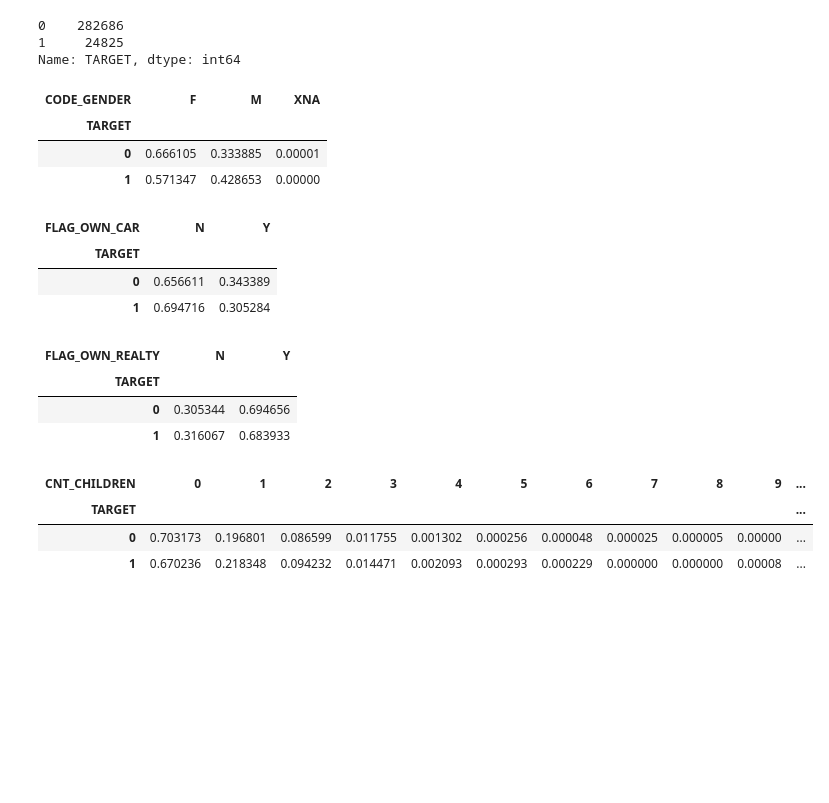
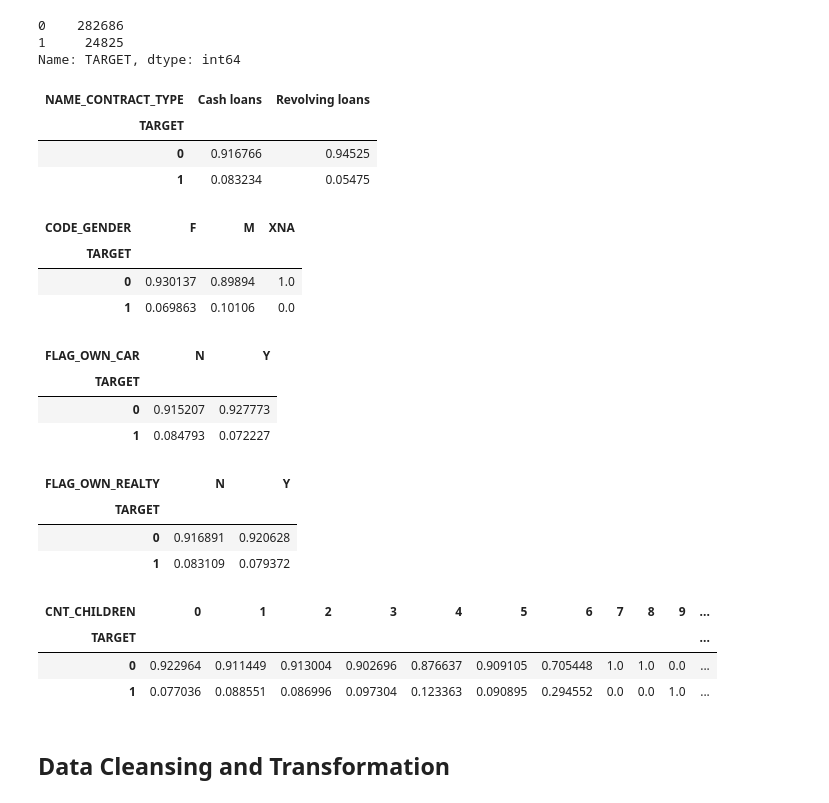
Before and after one commit to RLWH/Kaggle, a Jupyter notebook: Home Credit Group/Exploration.ipynb, the cells around one changed output. Drawn from its saved outputs; the diff is of its cells as text; code cells hidden in the pictures; blank space fills up the shorter version.

```diff
--- a/Home Credit Group/Exploration.ipynb
+++ b/Home Credit Group/Exploration.ipynb
@@ -788,31 +788,40 @@ Name: TARGET, dtype: int64
 # %%
 def calc_percentage(x):
     return (100*x.count()/train_dataset.shape[0])
+# %%
+pd.crosstab(train_dataset.TARGET, train_dataset.NAME_CONTRACT_TYPE, values=train_dataset.SK_ID_CURR, aggfunc=np.sum, normalize='columns')
+# %% [output]
+| NAME_CONTRACT_TYPE | Cash loans | Revolving loans |
+| TARGET |  |  |
+| 0 | 0.916766 | 0.94525 |
+| 1 | 0.083234 | 0.05475 |
 # %%
-pd.crosstab(train_dataset.TARGET, train_dataset.CODE_GENDER, values=train_dataset.SK_ID_CURR, aggfunc=np.sum, normalize='index')
+pd.crosstab(train_dataset.TARGET, train_dataset.CODE_GENDER, values=train_dataset.SK_ID_CURR, aggfunc=np.sum, normalize='columns')
 # %% [output]
 | CODE_GENDER | F | M | XNA |
 | TARGET |  |  |  |
-| 0 | 0.666105 | 0.333885 | 0.00001 |
-| 1 | 0.571347 | 0.428653 | 0.00000 |
+| 0 | 0.930137 | 0.89894 | 1.0 |
+| 1 | 0.069863 | 0.10106 | 0.0 |
 # %%
-pd.crosstab(train_dataset.TARGET, train_dataset.FLAG_OWN_CAR, values=train_dataset.SK_ID_CURR, aggfunc=np.sum, normalize='index')
+pd.crosstab(train_dataset.TARGET, train_dataset.FLAG_OWN_CAR, values=train_dataset.SK_ID_CURR, aggfunc=np.sum, normalize='columns')
 # %% [output]
 | FLAG_OWN_CAR | N | Y |
 | TARGET |  |  |
-| 0 | 0.656611 | 0.343389 |
-| 1 | 0.694716 | 0.305284 |
+| 0 | 0.915207 | 0.927773 |
+| 1 | 0.084793 | 0.072227 |
 # %%
-pd.crosstab(train_dataset.TARGET, train_dataset.FLAG_OWN_REALTY, values=train_dataset.SK_ID_CURR, aggfunc=np.sum, normalize='index')
+pd.crosstab(train_dataset.TARGET, train_dataset.FLAG_OWN_REALTY, values=train_dataset.SK_ID_CURR, aggfunc=np.sum, normalize='columns')
 # %% [output]
 | FLAG_OWN_REALTY | N | Y |
 | TARGET |  |  |
-| 0 | 0.305344 | 0.694656 |
-| 1 | 0.316067 | 0.683933 |
+| 0 | 0.916891 | 0.920628 |
+| 1 | 0.083109 | 0.079372 |
 # %%
-pd.crosstab(train_dataset.TARGET, train_dataset.CNT_CHILDREN, values=train_dataset.SK_ID_CURR, aggfunc=np.sum, normalize='index')
+pd.crosstab(train_dataset.TARGET, train_dataset.CNT_CHILDREN, values=train_dataset.SK_ID_CURR, aggfunc=np.sum, normalize='columns')
 # %% [output]
 | CNT_CHILDREN | 0 | 1 | 2 | 3 | 4 | 5 | 6 | 7 | 8 | 9 | ... |
 | TARGET |  |  |  |  |  |  |  |  |  |  | ... |
-| 0 | 0.703173 | 0.196801 | 0.086599 | 0.011755 | 0.001302 | 0.000256 | 0.000048 | 0.000025 | 0.000005 | 0.00000 | ... |
-| 1 | 0.670236 | 0.218348 | 0.094232 | 0.014471 | 0.002093 | 0.000293 | 0.000229 | 0.000000 | 0.000000 | 0.00008 | ... |
+| 0 | 0.922964 | 0.911449 | 0.913004 | 0.902696 | 0.876637 | 0.909105 | 0.705448 | 1.0 | 1.0 | 0.0 | ... |
+| 1 | 0.077036 | 0.088551 | 0.086996 | 0.097304 | 0.123363 | 0.090895 | 0.294552 | 0.0 | 0.0 | 1.0 | ... |
+# %% [markdown]
+## Data Cleansing and Transformation
```
Also changed, not shown: parts of 94 cells of this notebook, 2 other files.
